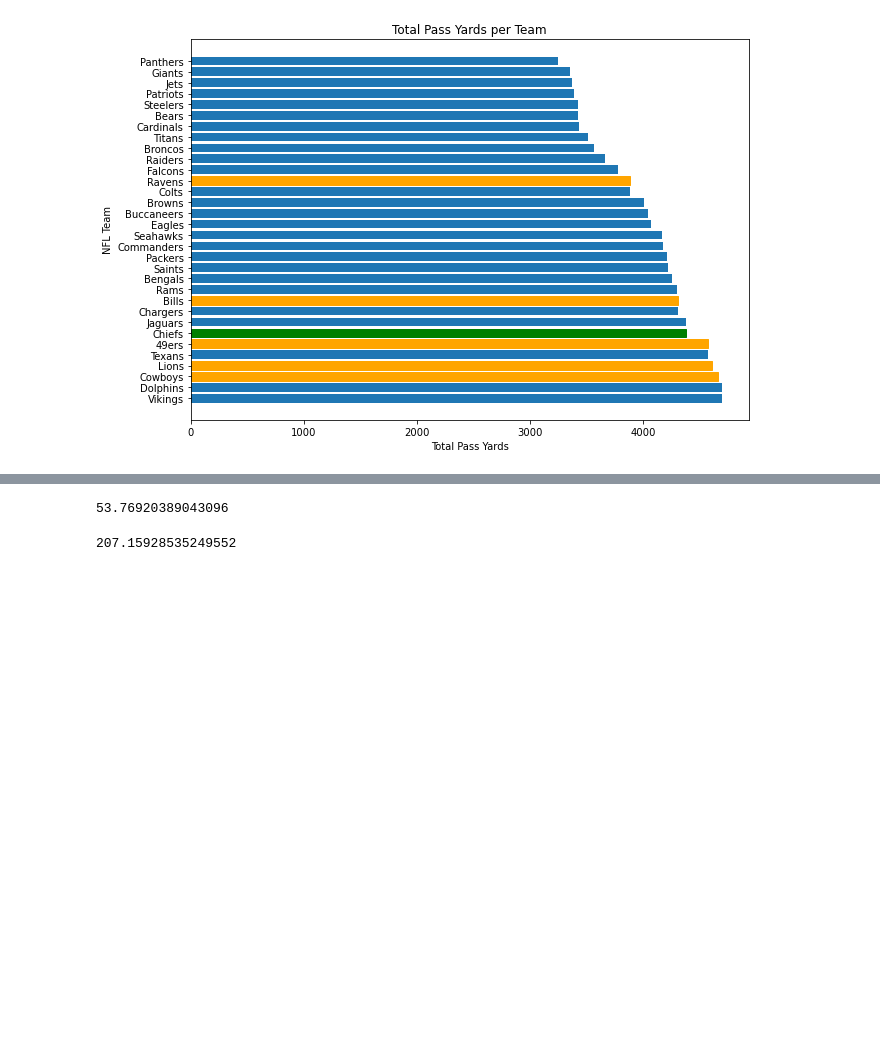
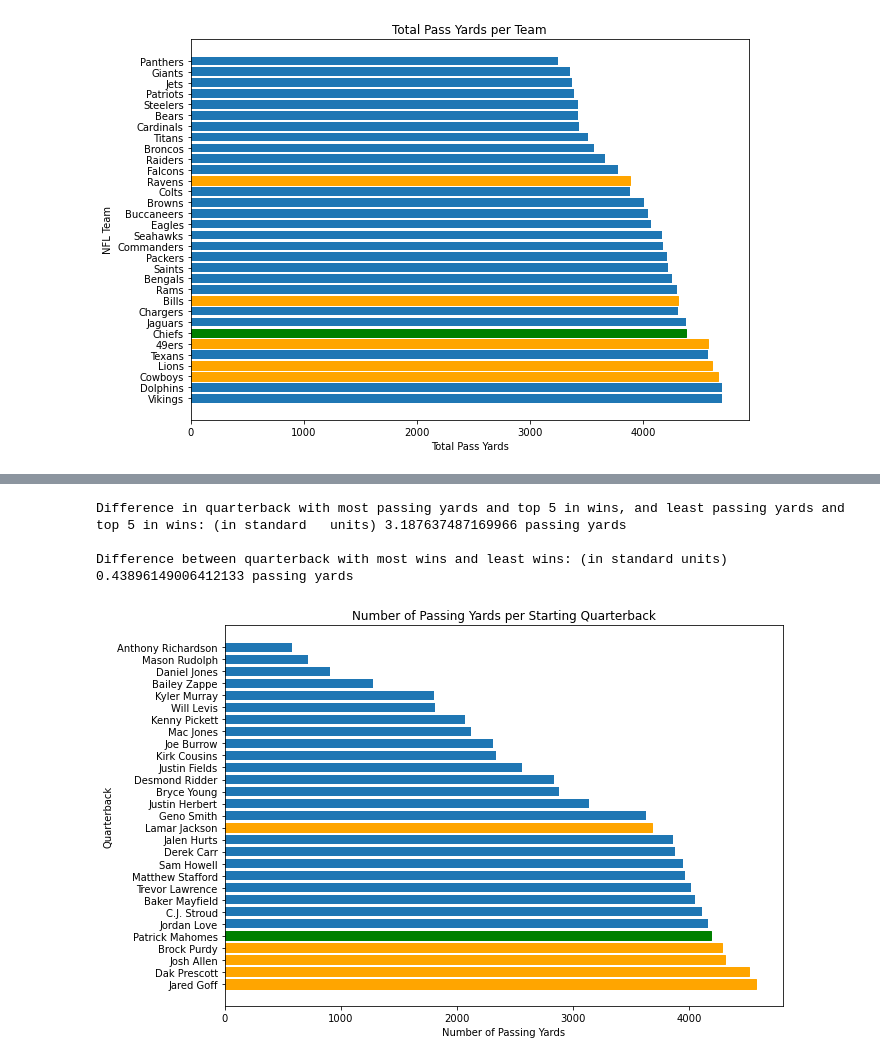
Before and after one commit to derrickdollesin/NFL-Data-Analytics-Project, a Jupyter notebook: Passing versus Rushing.ipynb, the cells around one changed output, grey strips where cells are left out. Saved outputs shown, nothing was run; the diff lists cells and outputs as text; code cells hidden in the pictures; blank space fills up the shorter version.

```diff
--- a/Next Level Data Project.ipynb
+++ b/Passing versus Rushing.ipynb
@@ -202,4 +232,0 @@ def calculate_rush_MSE(df):
-# %%
-print(calculate_rush_MSE(teams_data))
-# %% [output]
-53.76920389043096
@@ -242,4 +233,38 @@ def calculate_pass_MSE(df):
-# %%
-print(calculate_pass_MSE(teams_data))
-# %% [output]
-207.15928535249552
+# %%
+# creating the figure
+plt.figure(figsize=(10, 7))
+
+# adding title and axis labels
+plt.title("Number of Passing Yards per Starting Quarterback")
+plt.xlabel("Number of Passing Yards")
+plt.ylabel("Quarterback")
+
+# creating bar chart
+sorted_qbs = qbs_data.sort_values("Pass Yds", ascending=False)
+bars = plt.barh(sorted_qbs["Player"], sorted_qbs["Pass Yds"])
+
+bars[0].set_color("orange")
+bars[1].set_color("orange")
+bars[2].set_color("orange")
+bars[13].set_color("orange")
+bars[3].set_color("orange")
+bars[4].set_color("green")
+
+sorted_qbs_mean = np.mean(sorted_qbs["Pass Yds"])
+sorted_qbs_std = np.std(sorted_qbs["Pass Yds"])
+
+print("Difference in quarterback with most passing yards and top 5 in wins, and least \
+passing yards and top 5 in wins: (in standard   units)", (standardize(sorted_qbs.iloc[0]["Pass Yds"],\
+sorted_qbs_mean, sorted_qbs_std) - standardize(sorted_qbs.iloc[27]["Pass Yds"], sorted_qbs_mean, sorted_qbs_std)),\
+"passing yards\n")
+
+print("Difference between quarterback with most wins and least wins: (in standard units)", \
+standardize(sorted_qbs.iloc[0]["Pass Yds"], sorted_qbs_mean, sorted_qbs_std) - standardize(sorted_qbs.iloc[7]["Pass Yds"],\
+sorted_qbs_mean, sorted_qbs_std), "passing yards")
+
+plt.show()
+# %% [output]
+Difference in quarterback with most passing yards and top 5 in wins, and least passing yards and top 5 in wins: (in standard   units) 3.187637487169966 passing yards
+
+Difference between quarterback with most wins and least wins: (in standard units) 0.43896149006412133 passing yards
+[figure, added]
```
Also changed, not shown: parts of 11 cells of this notebook, 8 other files.
